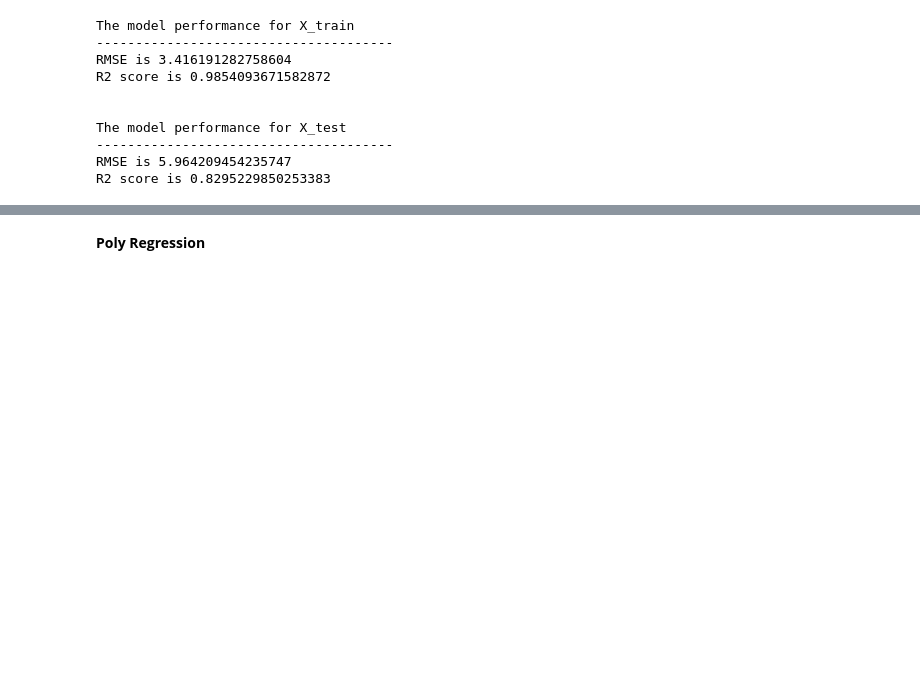
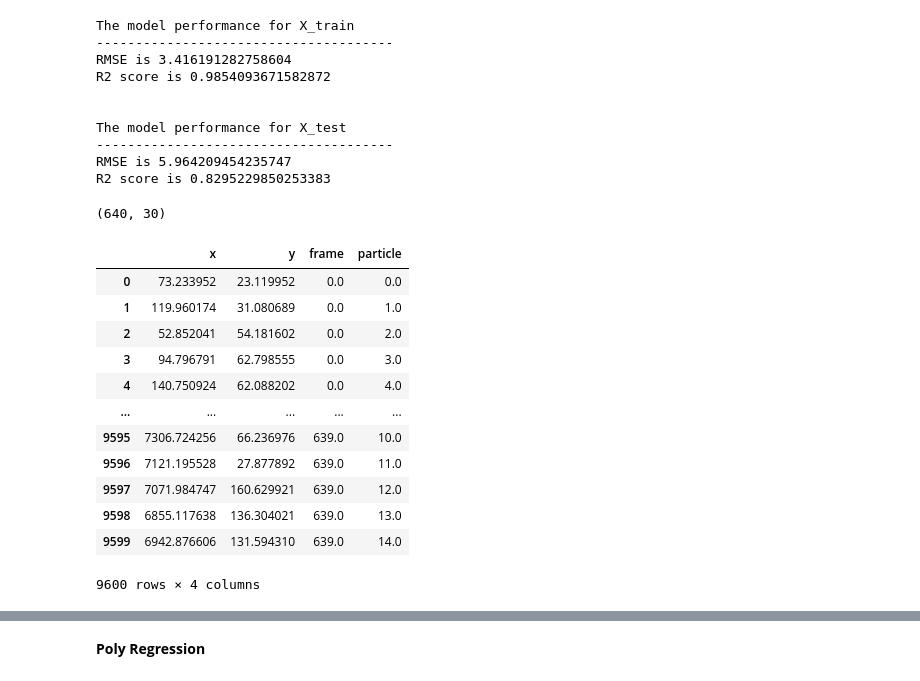
Before and after one commit to calvincbzhang/skyrmions-trajectory-prediction, a Jupyter notebook: linear_poly_regression.ipynb, the cells around one changed output, grey strips where cells are left out. Cells and saved outputs as stored; diff of their text form; code cells hidden in the pictures; blank space fills up the shorter version.

```diff
--- a/linear_poly_regression.ipynb
+++ b/linear_poly_regression.ipynb
@@ -80,9 +80,29 @@ The model performance for X_test
 --------------------------------------
 RMSE is 5.964209454235747
 R2 score is 0.8295229850253383
+# %%
+y_predict_train.shape
+# %% [output]
+(640, 30)
 # %%
 # prediction to dataframe
 train_predict_df = get_predictions_df(y_predict_train)
 test_predict_df = get_predictions_df(y_predict_test)
+# %%
+train_predict_df
+# %% [output]
+|  | x | y | frame | particle |
+| 0 | 73.233952 | 23.119952 | 0.0 | 0.0 |
+| 1 | 119.960174 | 31.080689 | 0.0 | 1.0 |
+| 2 | 52.852041 | 54.181602 | 0.0 | 2.0 |
+| 3 | 94.796791 | 62.798555 | 0.0 | 3.0 |
+| 4 | 140.750924 | 62.088202 | 0.0 | 4.0 |
+| ... | ... | ... | ... | ... |
+| 9595 | 7306.724256 | 66.236976 | 639.0 | 10.0 |
+| 9596 | 7121.195528 | 27.877892 | 639.0 | 11.0 |
+| 9597 | 7071.984747 | 160.629921 | 639.0 | 12.0 |
+| 9598 | 6855.117638 | 136.304021 | 639.0 | 13.0 |
+| 9599 | 6942.876606 | 131.594310 | 639.0 | 14.0 |
+9600 rows × 4 columns
 # %%
 # plot prediction vs truth
```
Also changed, not shown: parts of 8 cells of this notebook, 1 other file.
